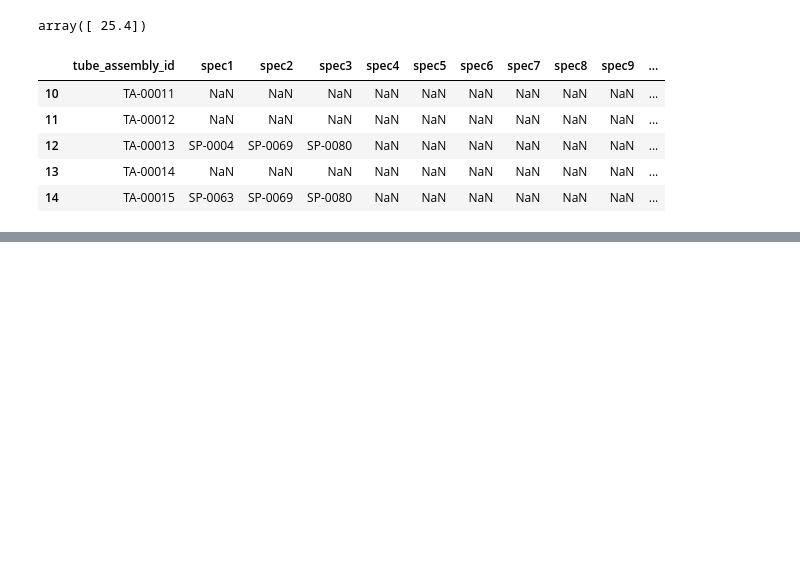
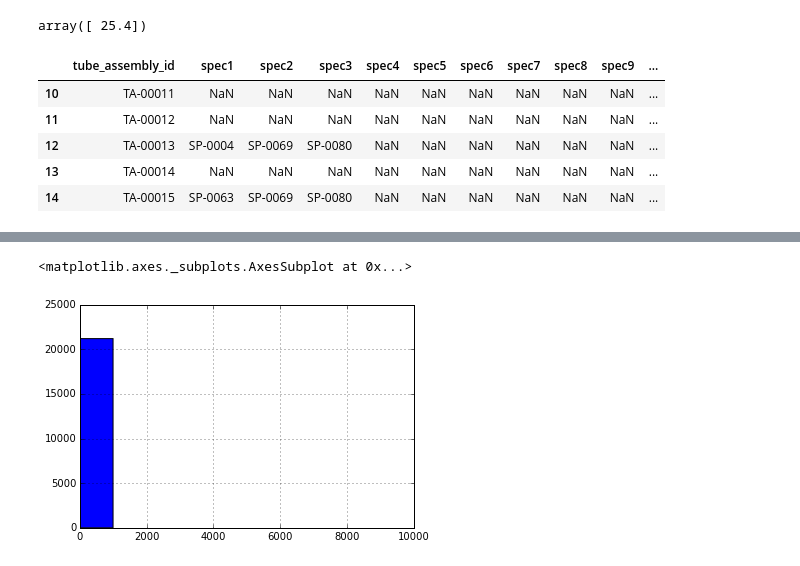
Before and after one commit to cberzan/kaggle-caterpillar, a Jupyter notebook: caterpillar-tube-pricing/explore_data.ipynb, the cells around one changed output, grey strips where cells are left out. Cells and saved outputs as stored; diff of their text form; code cells hidden in the pictures; blank space fills up the shorter version.

```diff
--- a/caterpillar-tube-pricing/explore_data.ipynb
+++ b/caterpillar-tube-pricing/explore_data.ipynb
@@ -217,0 +166,5 @@ rows[1:15]
+# %%
+tube_df.bend_radius.hist()
+# %% [output]
+<matplotlib.axes._subplots.AxesSubplot at 0x...>
+[figure, added]
```
Also changed, not shown: parts of 9 cells of this notebook, 5 other files.
